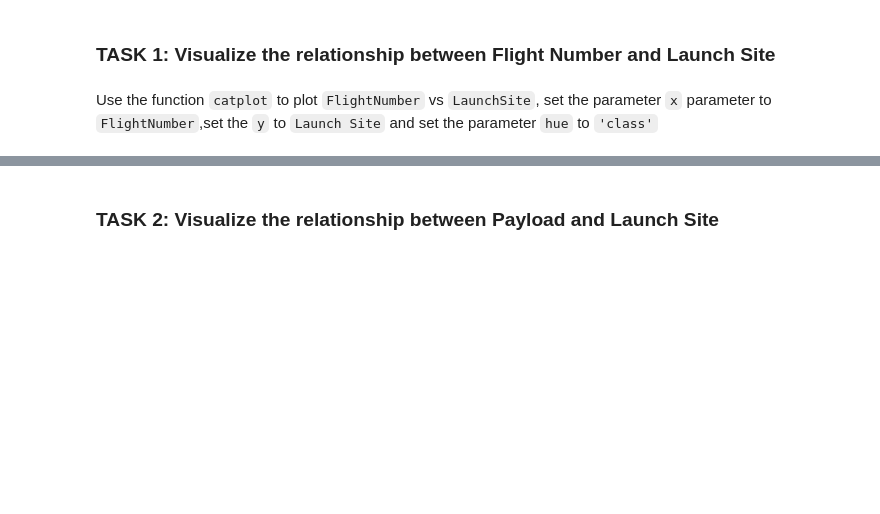
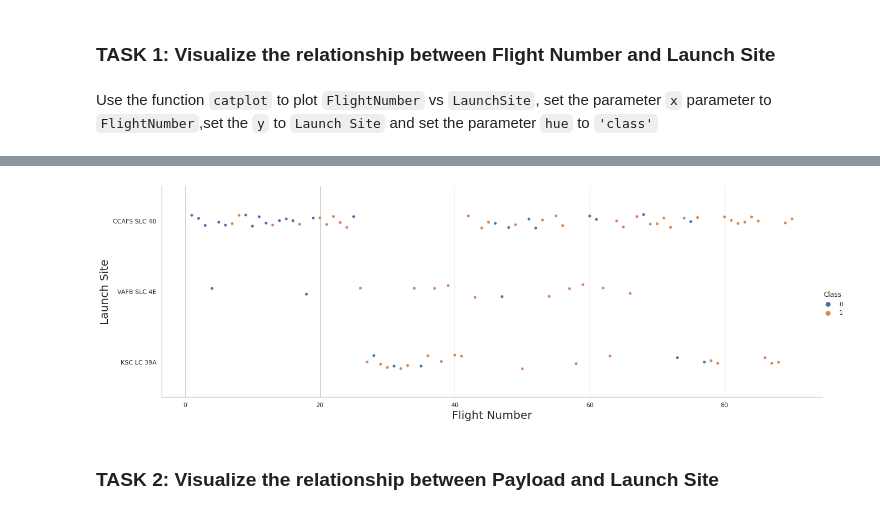
Before and after one commit to ReginaldAboagye/IBM-Data-Science-Capstone, a Jupyter notebook: Lab 4: EDA Data viz.ipynb, the cells around one changed output, grey strips where cells are left out. Drawn from its saved outputs; the diff is of its cells as text; code cells hidden in the pictures; blank space fills up the shorter version.

```diff
--- a/Lab 4: EDA Data viz.ipynb
+++ b/Lab 4: EDA Data viz.ipynb
@@ -87,6 +83,6 @@ Use the function <code>catplot</code> to plot <code>FlightNumber</code> vs <code
 sns.catplot(y="LaunchSite", x="FlightNumber", hue="Class", data=df, aspect = 5)
 plt.xlabel("Flight Number",fontsize=20)
 plt.ylabel("Launch Site",fontsize=20)
-plt.gcf().set_size_inches(12,6)
+plt.gcf().set_size_inches(18,6)
 plt.show()
 # %% [output]
@@ -95,3 +89,4 @@ plt.show()
+[figure, added]
 # %% [markdown]
 ### TASK 2: Visualize the relationship between Payload and Launch Site
 # %% [markdown]
```
Also changed, not shown: parts of 8 cells of this notebook.
